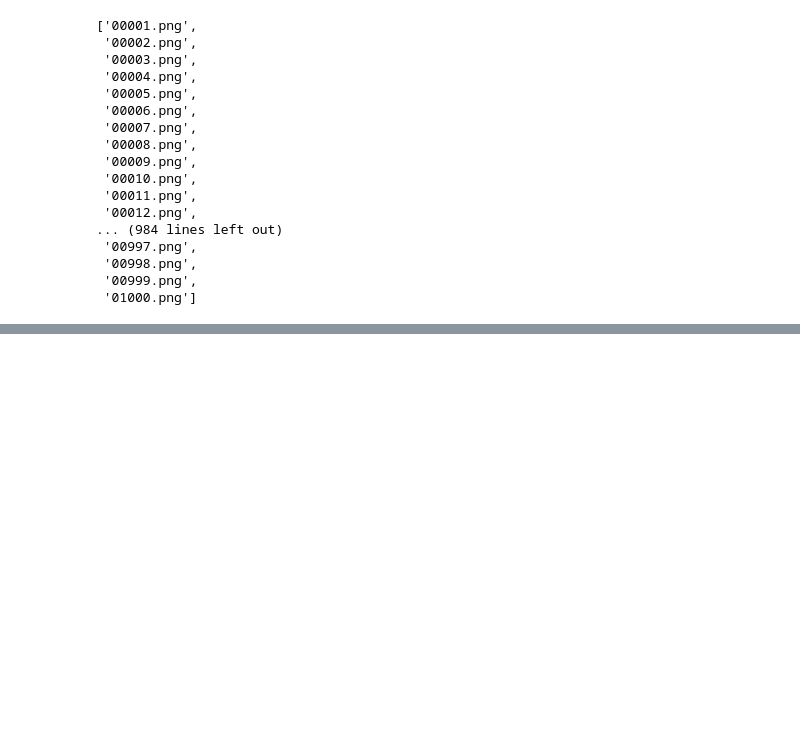
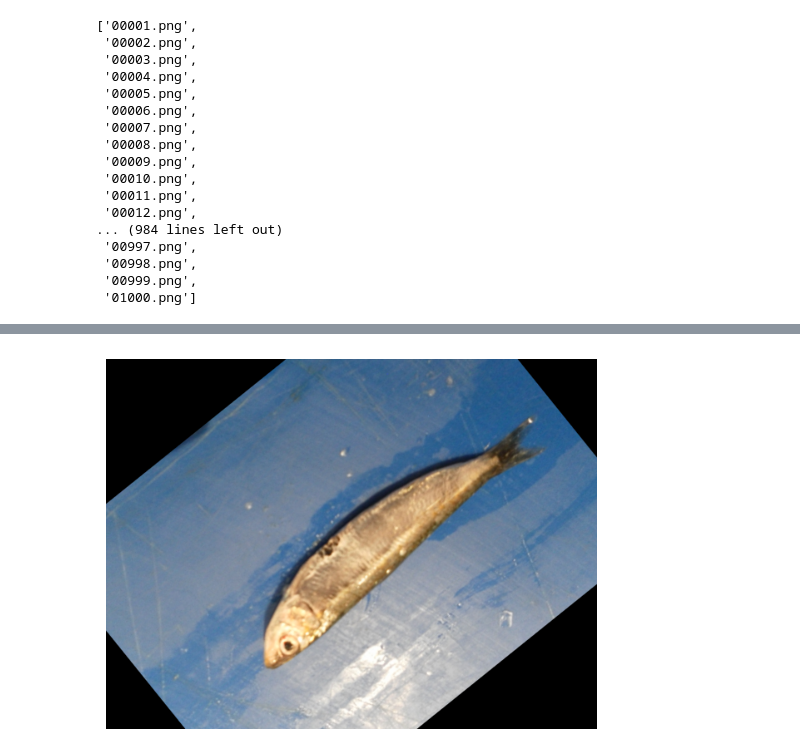
Before and after one commit to amirhosein-ziaei/Semantic_Segmentation_U-Net, a Jupyter notebook: Fish_Semantic_Segmentation_By_U-Net.ipynb, the cells around one changed output, grey strips where cells are left out. Drawn from its saved outputs; the diff is of its cells as text; code cells hidden in the pictures; blank space fills up the shorter version.

Commit message:
build dataframe and plot a sample

```diff
--- a/Fish_Semantic_Segmentation_By_U-Net.ipynb
+++ b/Fish_Semantic_Segmentation_By_U-Net.ipynb
@@ -92,3 +93,13 @@ def get_images_path(base_path: str, labels_list: List[str], ids_list: List[str])
             labels.append(label)
 
     return images_path, masks_path, labels
+# %%
+images_path, masks_path, labels = get_images_path(PATH, labels, fish_id)
+
+data = {
+    'label': labels,
+    'image_path': images_path,
+    'mask_path': masks_path
+}
+
+dataframe = pd.DataFrame(data)
@@ -94,0 +122,6 @@ def get_images_path(base_path: str, labels_list: List[str], ids_list: List[str])
+# %%
+i = 10
+path = dataframe.loc[10, 'image_path']
+plot_image(path)
+# %% [output]
+[figure, added]
```
Also changed, not shown: parts of 2 cells of this notebook, 2 other files.
